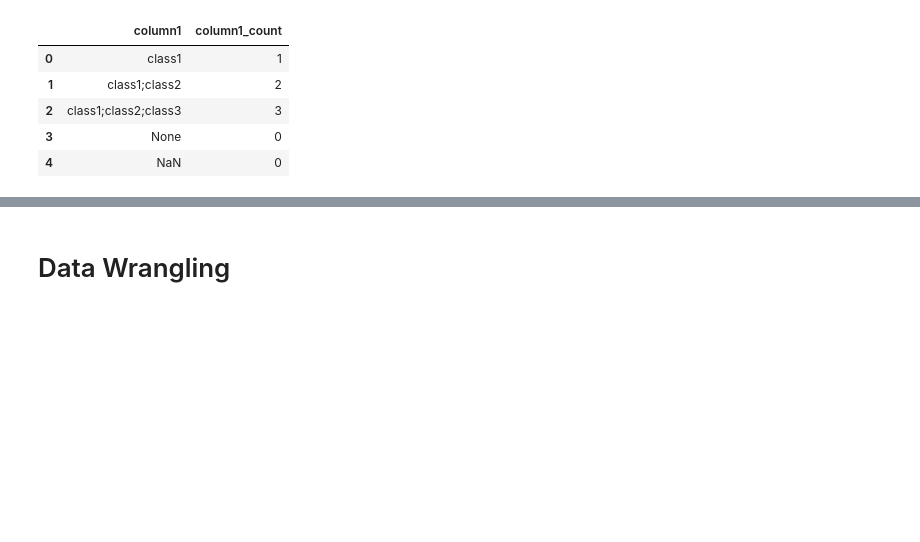
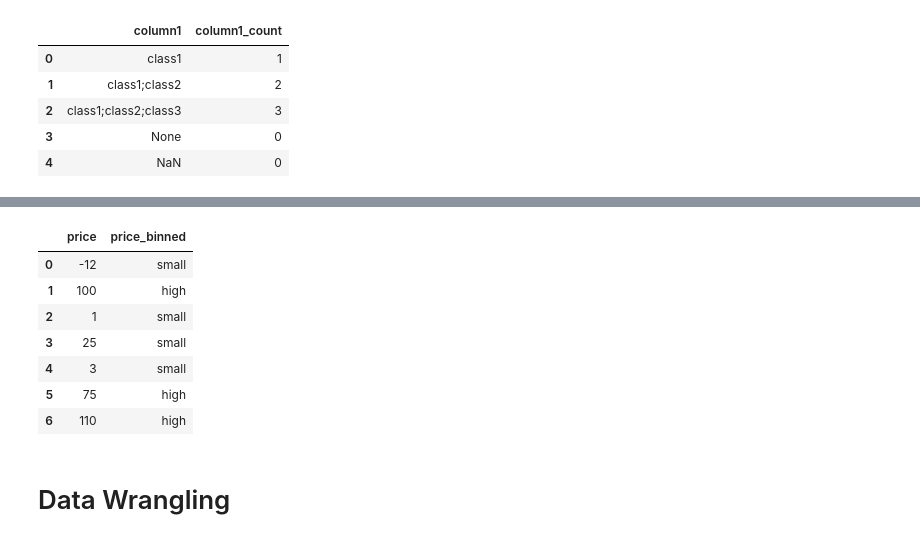
Before and after one commit to EvgeniiZorin/Handbook_Statistics-Probability-and-ML, a Jupyter notebook: _Pandas.ipynb, the cells around one changed output, grey strips where cells are left out. Cells and saved outputs as stored; diff of their text form; code cells hidden in the pictures; blank space fills up the shorter version.

```diff
--- a/_Pandas.ipynb
+++ b/_Pandas.ipynb
@@ -2630,3 +2698,24 @@ df
+# %%
+import pandas as pd
+
+df = pd.DataFrame({
+    'price': [-12, 100, 1, 25, 3, 75, 110]
+})
+
+bins = [-float("inf"), 33, 66, float("inf")]
+labels = ['small', 'medium', 'high']
+
+df['price_binned'] = pd.cut(df['price'], bins=bins, labels=labels)
+df
+# %% [output]
+|  | price | price_binned |
+| 0 | -12 | small |
+| 1 | 100 | high |
+| 2 | 1 | small |
+| 3 | 25 | small |
+| 4 | 3 | small |
+| 5 | 75 | high |
+| 6 | 110 | high |
 # %% [markdown]
 # Data Wrangling
 # %% [markdown]
```
Also changed, not shown: parts of 32 cells of this notebook, 1 other file.
